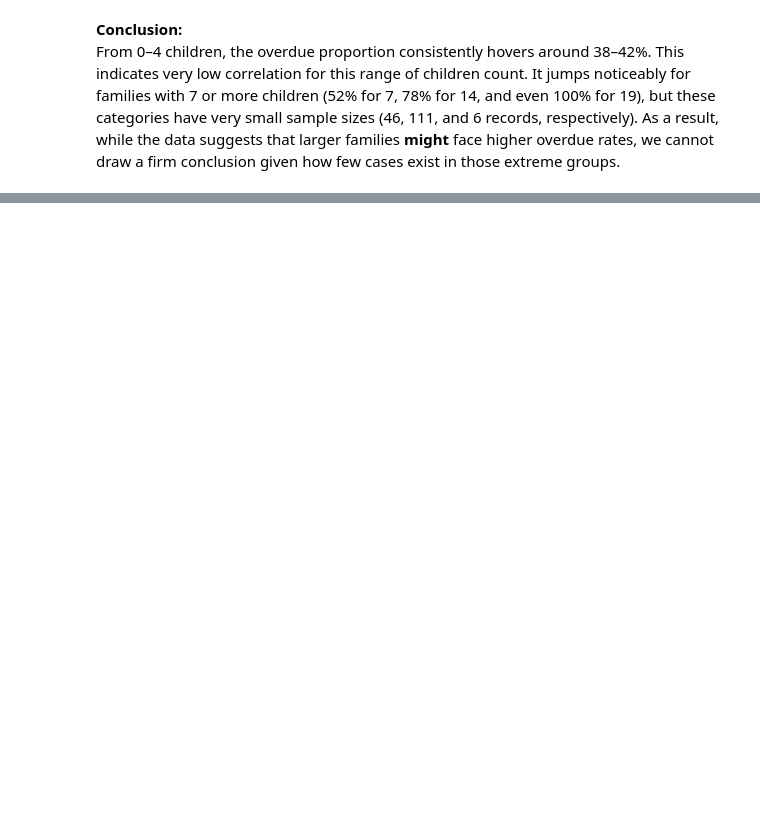
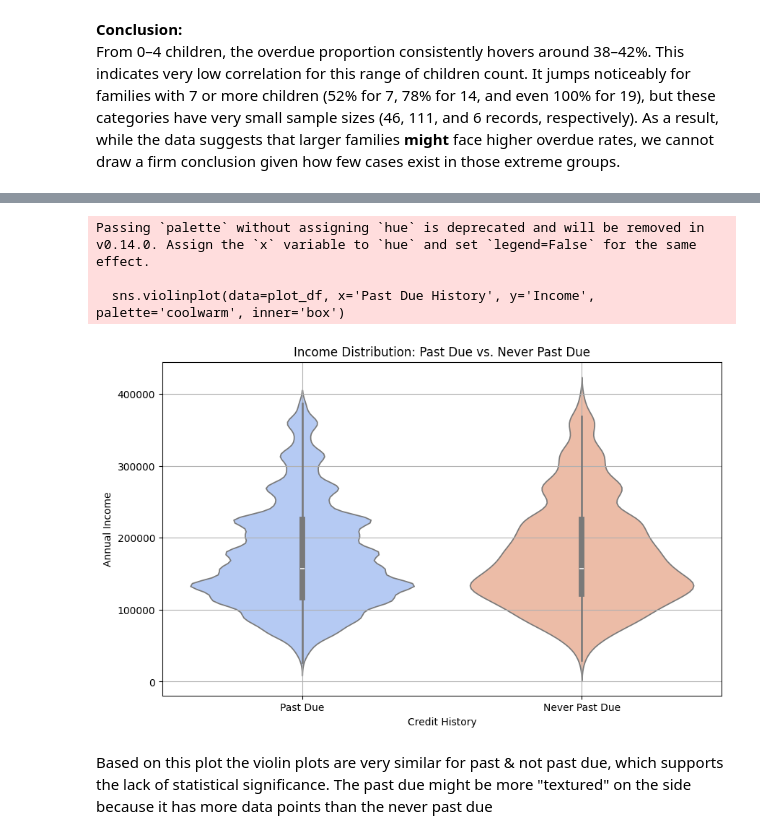
Before and after one commit to Yuvraj-R/CMSC320_FINAL, a Jupyter notebook: Checkpoint2.ipynb, the cells around one changed output, grey strips where cells are left out. Saved outputs shown, nothing was run; the diff lists cells and outputs as text; code cells hidden in the pictures; blank space fills up the shorter version.

```diff
--- a/Checkpoint2.ipynb
+++ b/Checkpoint2.ipynb
@@ -232,0 +297,21 @@ From 0–4 children, the overdue proportion consistently hovers around 38–42%.
+# %%
+# Combine for violin plot
+plot_df = pd.DataFrame({
+    'Income': pd.concat([income_past_due, income_clean]),
+    'Past Due History': ['Past Due'] * len(income_past_due) + ['Never Past Due'] * len(income_clean)
+})
+
+plt.figure(figsize=(10, 6))
+sns.violinplot(data=plot_df, x='Past Due History', y='Income', palette='coolwarm', inner='box')
+plt.title("Income Distribution: Past Due vs. Never Past Due")
+plt.xlabel("Credit History")
+plt.ylabel("Annual Income")
+plt.grid(True)
+plt.show()
+# %% [output]
+Passing `palette` without assigning `hue` is deprecated and will be removed in v0.14.0. Assign the `x` variable to `hue` and set `legend=False` for the same effect.
+
+  sns.violinplot(data=plot_df, x='Past Due History', y='Income', palette='coolwarm', inner='box')
+[figure, added]
+# %% [markdown]
+Based on this plot the violin plots are very similar for past & not past due, which supports the lack of statistical significance. The past due might be more "textured" on the side because it has more data points than the never past due
```
Also changed, not shown: parts of 13 cells of this notebook.
